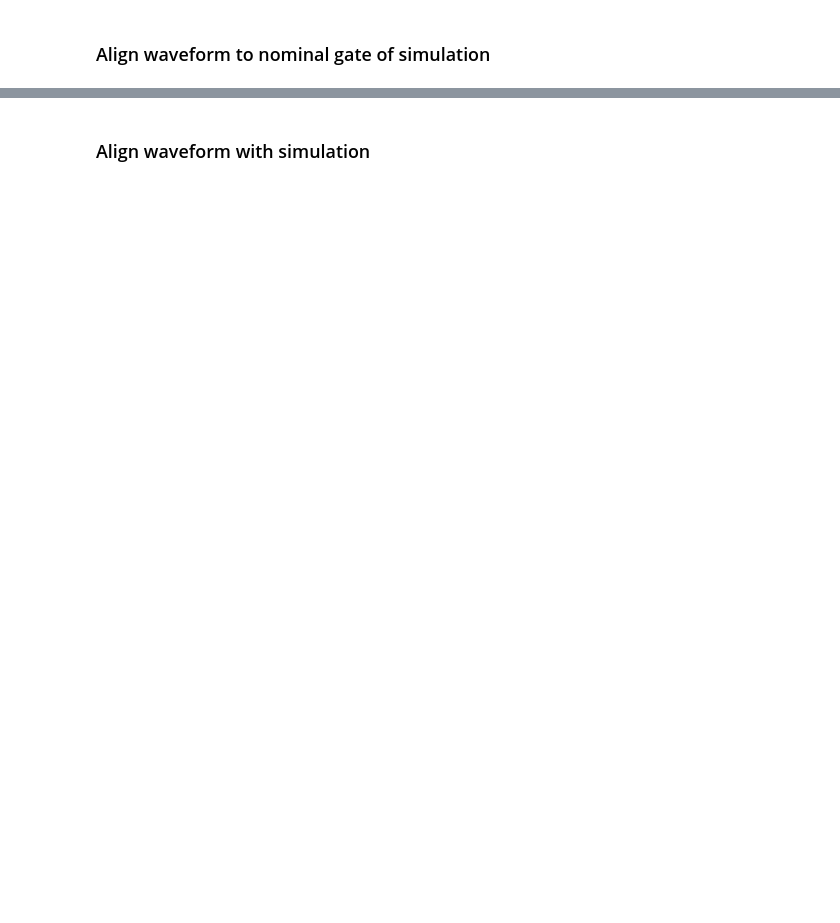
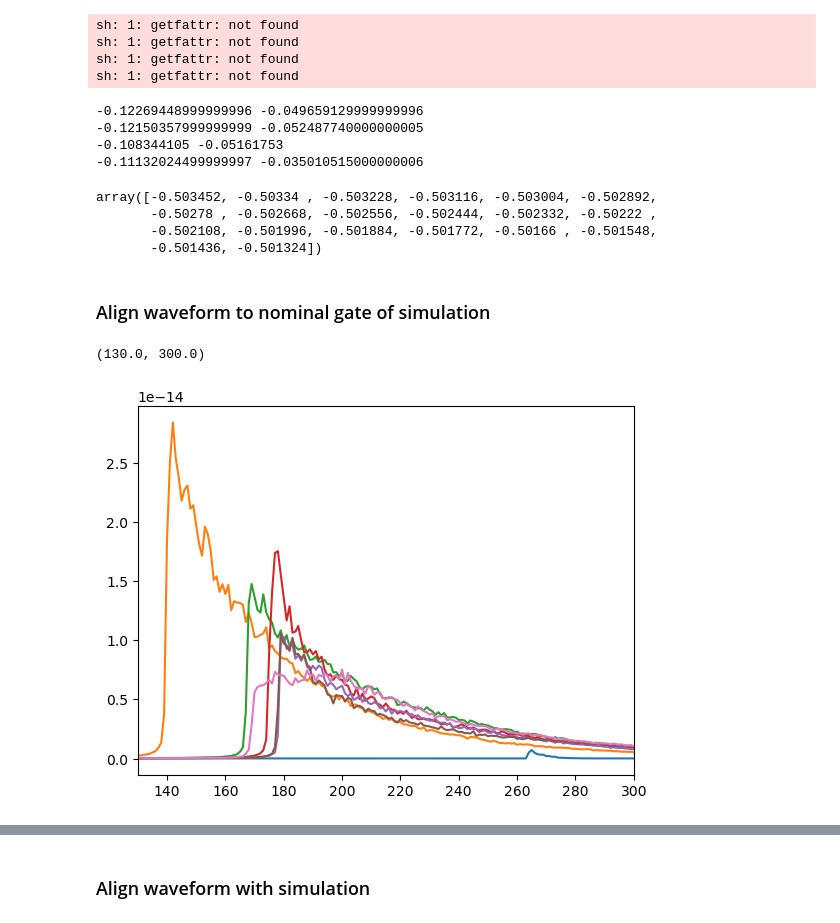
Before and after one commit to JulienMeloche/AKROSS_paper, a Jupyter notebook: Code-paper/2.1_prepare_cryoSat2_obs.ipynb, the cells around one changed output, grey strips where cells are left out. Saved outputs shown, nothing was run; the diff lists cells and outputs as text; code cells hidden in the pictures; blank space fills up the shorter version.

```diff
--- a/Code-paper/2.1_prepare_cryoSat2_obs.ipynb
+++ b/Code-paper/2.1_prepare_cryoSat2_obs.ipynb
@@ -25,18 +22,21 @@ def get_waveform(filename, low_lat, high_lat):
     wf2 = []
     for i in range(len(CS_L1b_mds['Waveform_1Hz']['Lat'])):
         #print (i,CS_L1b_mds['Location']['Second'][i,0] )
+        #print(CS_L1b_mds['Location']['Pitch'][i,0])
         if (CS_L1b_mds['Waveform_1Hz']['Lat'][i] >= low_lat*1e7) and (CS_L1b_mds['Waveform_1Hz']['Lat'][i] <= high_lat*1e7):
             masked_coord.append({'lat' : CS_L1b_mds['Waveform_1Hz']['Lat'].data[i]*1e-7,
                                 'lon' : CS_L1b_mds['Waveform_1Hz']['Lon'].data[i]*1e-7,
-                                'alt' : CS_L1b_mds['Waveform_1Hz']['Alt'].data[i]} )
+                                'alt' : CS_L1b_mds['Waveform_1Hz']['Alt'].data[i],
+                                'roll': CS_L1b_mds['Location']['Roll'].data[i],
+                                'pitch': CS_L1b_mds['Location']['Pitch'].data[i]} )
             wf2.append(CS_L1b_mds['Waveform_1Hz']['Waveform'].data[i] * 1e-9 *
                     CS_L1b_mds['Waveform_1Hz']['Linear_Wfm_Multiplier'].data[i] *
                     2.0**CS_L1b_mds['Waveform_1Hz']['Power2_Wfm_Multiplier'].data[i])
 
 
-    return wf2
+    return wf2, masked_coord
 # %%
-filename_CB = '/home/jum002/store5/data/AKROSS_data/CRYOSAT/CB22/CS_OFFL_SIR_SIN_1B_20220424T103346_20220424T103735_E001.nc'
-filename_E22 = '/home/jum002/store5/data/AKROSS_data/CRYOSAT/Eureka22/CS_OFFL_SIR_SIN_1B_20220422T085940_20220422T090109_E001.nc'
-filename_A = '/home/jum002/store5/data/AKROSS_data/CRYOSAT/Alert/CS_LTA__SIR_SIN_1B_20170412T021004_20170412T021112_D001.nc'
-filename_E16 = '/home/jum002/store5/data/AKROSS_data/CRYOSAT/Eureka16/CS_LTA__SIR_SIN_1B_20160416T215153_20160416T215555_D001.nc'
+filename_CB = '/home/jum002/store7/data/AKROSS_data/CRYOSAT/CB22/CS_OFFL_SIR_SIN_1B_20220424T103346_20220424T103735_E001.nc'
+filename_E22 = '/home/jum002/store7/data/AKROSS_data/CRYOSAT/Eureka22/CS_OFFL_SIR_SIN_1B_20220422T085940_20220422T090109_E001.nc'
+filename_A = '/home/jum002/store7/data/AKROSS_data/CRYOSAT/Alert/CS_LTA__SIR_SIN_1B_20170412T021004_20170412T021112_D001.nc'
+filename_E16 = '/home/jum002/store7/data/AKROSS_data/CRYOSAT/Eureka16/CS_LTA__SIR_SIN_1B_20160416T215153_20160416T215555_D001.nc'
@@ -53,7 +55,29 @@ A_low_lat = 83.44
 A_high_lat = 88
 
 
-CB_wf2 = get_waveform(filename_CB, CB_low_lat, CB_high_lat)
-E22_wf2 = get_waveform(filename_E22, E_low_lat, E_high_lat)
-A_wf2 = get_waveform(filename_A, A_low_lat, A_high_lat)
-E16_wf2 = get_waveform(filename_E16, E_low_lat, E_high_lat)
+CB_wf2, coord_CB = get_waveform(filename_CB, CB_low_lat, CB_high_lat)
+E22_wf2, coord_E22  = get_waveform(filename_E22, E_low_lat, E_high_lat)
+A_wf2, coord_A  = get_waveform(filename_A, A_low_lat, A_high_lat)
+E16_wf2, coord_E16  = get_waveform(filename_E16, E_low_lat, E_high_lat)
+# %% [output]
+sh: 1: getfattr: not found
+sh: 1: getfattr: not found
+sh: 1: getfattr: not found
+sh: 1: getfattr: not found
+# %%
+print(np.mean(coord_CB[2]['roll'] * 1e-7), np.mean(coord_CB[2]['pitch'] * 1e-7))
+print(np.mean(coord_E22[2]['roll'] * 1e-7), np.mean(coord_E22[2]['pitch'] * 1e-7))
+print(np.mean(coord_A[2]['roll'] * 1e-7), np.mean(coord_A[2]['pitch'] * 1e-7))
+print(np.mean(coord_E16[2]['roll'] * 1e-7), np.mean(coord_E16[2]['pitch'] * 1e-7))
+# %% [output]
+-0.12269448999999996 -0.049659129999999996
+-0.12150357999999999 -0.052487740000000005
+-0.108344105 -0.05161753
+-0.11132024499999997 -0.035010515000000006
+# %%
+coord_CB[0]['pitch'] * 1e-6
+# %% [output]
+array([-0.503452, -0.50334 , -0.503228, -0.503116, -0.503004, -0.502892,
+       -0.50278 , -0.502668, -0.502556, -0.502444, -0.502332, -0.50222 ,
+       -0.502108, -0.501996, -0.501884, -0.501772, -0.50166 , -0.501548,
+       -0.501436, -0.501324])
@@ -62,5 +100,10 @@ E16_wf2 = get_waveform(filename_E16, E_low_lat, E_high_lat)
 # %%
 #plt.plot(wf2_mean)
 #plt.plot(wfE22_mean)
-for i in E22_wf2:
+for i in E16_wf2[:]:
     plt.plot(i)
+
+plt.xlim(130,300)
+# %% [output]
+(130.0, 300.0)
+[figure, added]
```
Also changed, not shown: parts of 5 cells of this notebook, 28 other files.
